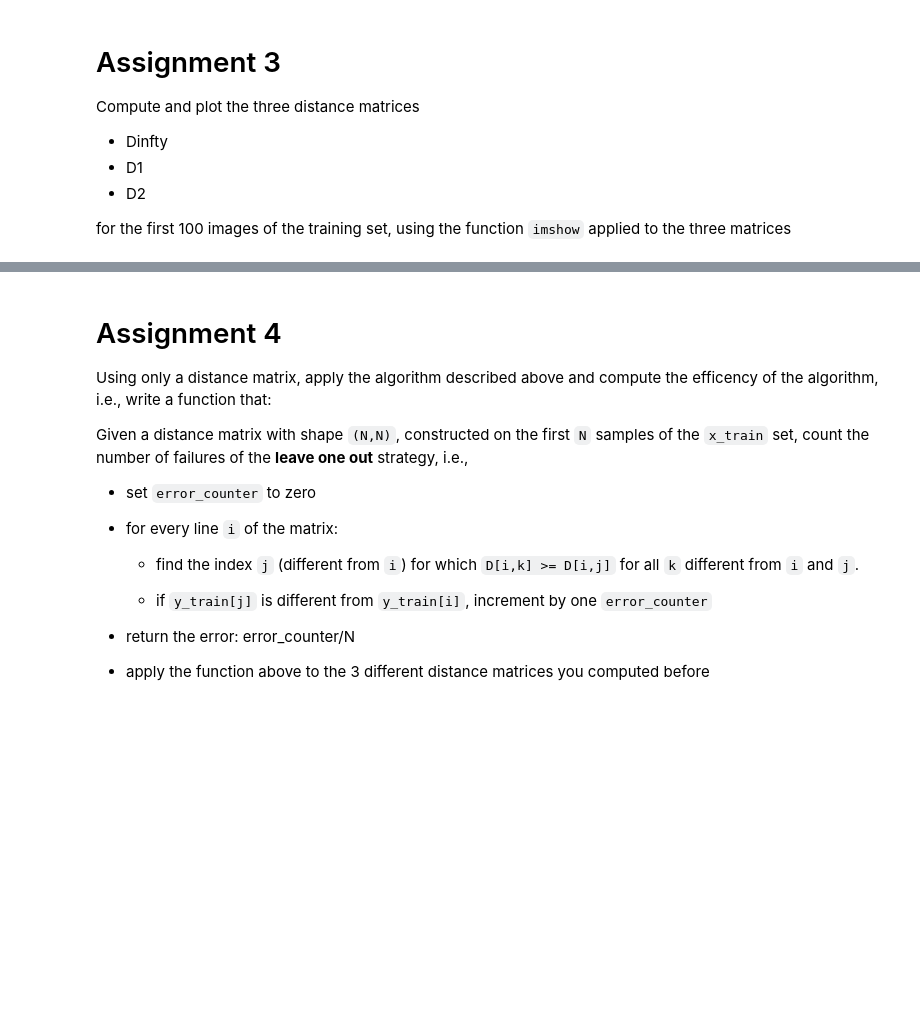
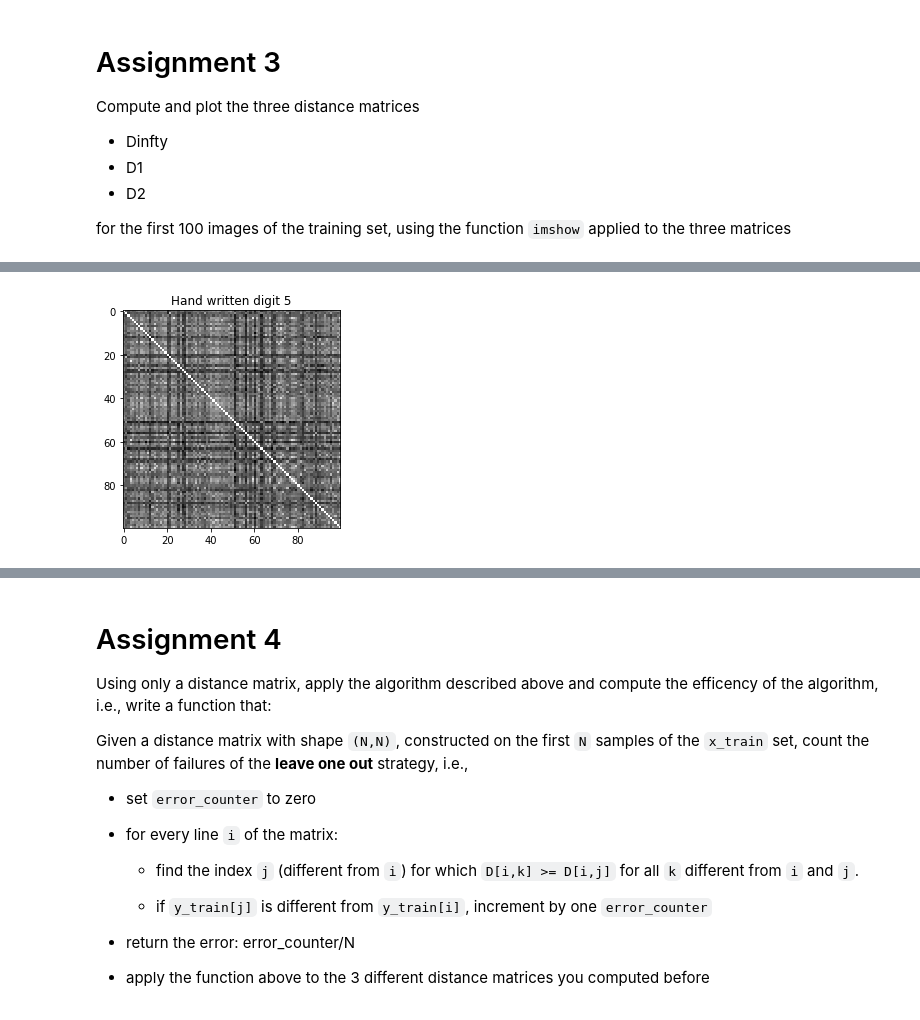
Before and after one commit to hibozzy18/P1.4_seed, a Jupyter notebook: final_project/final_project_2018-2019.ipynb, the cells around one changed output, grey strips where cells are left out. Drawn from its saved outputs; the diff is of its cells as text; code cells hidden in the pictures; blank space fills up the shorter version.

```diff
--- a/final_project/final_project_2018-2019.ipynb
+++ b/final_project/final_project_2018-2019.ipynb
@@ -231,0 +257,8 @@ _ = title('Hand written digit '+str(y_train[N]))
+# %%
+"""
+imgage below is for d_one
+"""
+D_one = dist(N, d_one, x_train)
+imshow(D_one, cmap='gray_r')
+_ = title('Hand written digit '+str(y_train[N]))
+# %% [output]
@@ -231,0 +266 @@ _ = title('Hand written digit '+str(y_train[N]))
+[figure, added]
```
Also changed, not shown: parts of 27 cells of this notebook, 6 other files.
